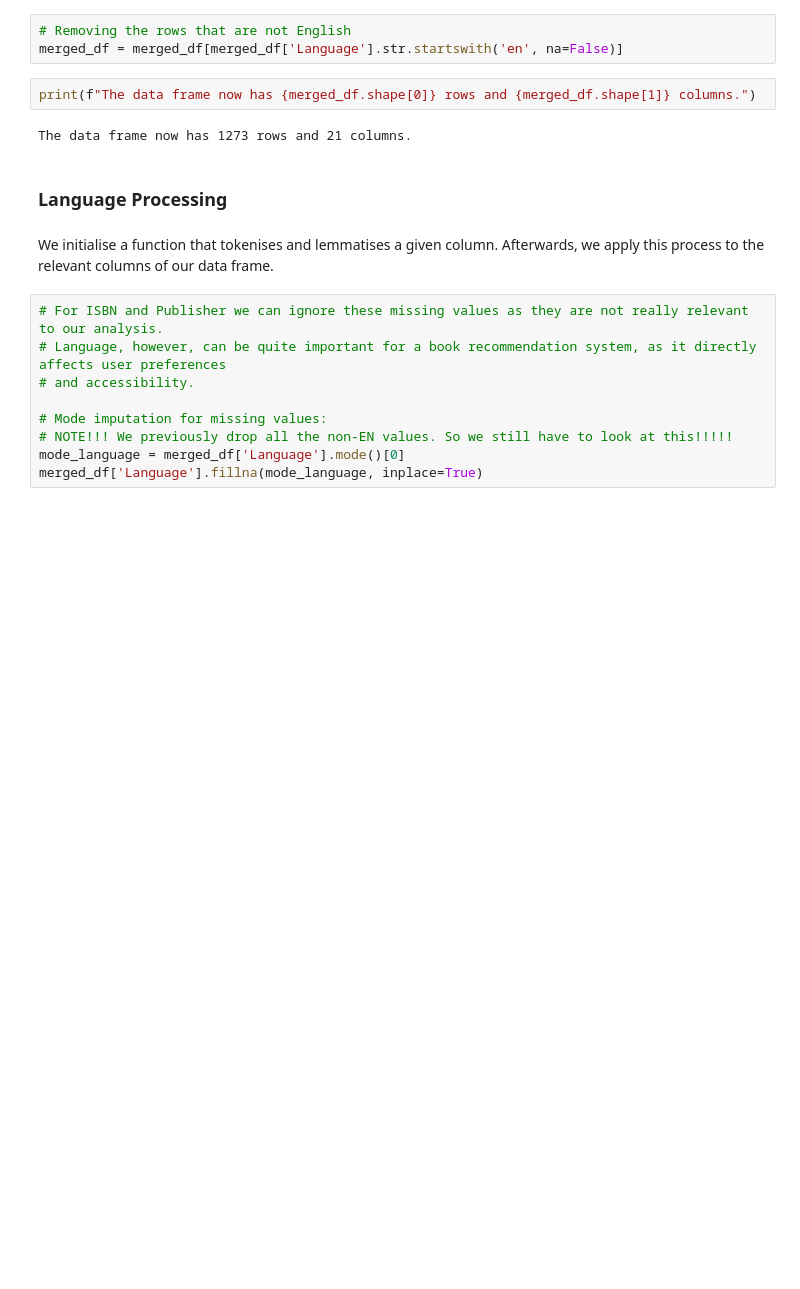
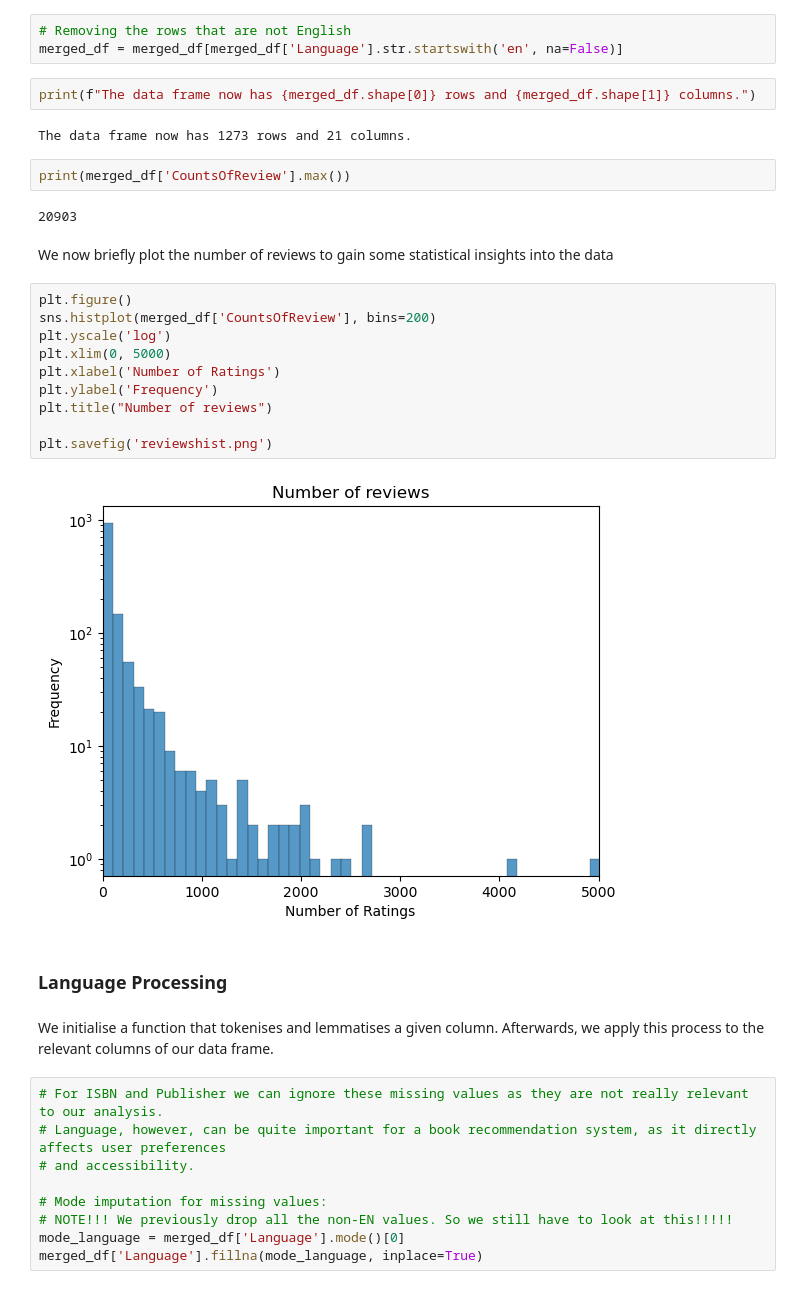
Before and after one commit to claricevanderpaardt/TM_Project, a Jupyter notebook: OrganisedCode.ipynb, the cells around one changed output. Saved outputs shown, nothing was run; the diff lists cells and outputs as text; blank space fills up the shorter version.

```diff
--- a/OrganisedCode.ipynb
+++ b/OrganisedCode.ipynb
@@ -208,6 +209,24 @@ merged_df = merged_df[merged_df['Language'].str.startswith('en', na=False)]
 print(f"The data frame now has {merged_df.shape[0]} rows and {merged_df.shape[1]} columns.")
 # %% [output]
 The data frame now has 1273 rows and 21 columns.
+# %%
+print(merged_df['CountsOfReview'].max())
+# %% [output]
+20903
+# %% [markdown]
+We now briefly plot the number of reviews to gain some statistical insights into the data
+# %%
+plt.figure()
+sns.histplot(merged_df['CountsOfReview'], bins=200)
+plt.yscale('log')
+plt.xlim(0, 5000)
+plt.xlabel('Number of Ratings')
+plt.ylabel('Frequency')
+plt.title("Number of reviews")
+
+plt.savefig('reviewshist.png')
+# %% [output]
+[figure, added]
 # %% [markdown]
 ### Language Processing
 # %% [markdown]
```
Also changed, not shown: parts of 18 cells of this notebook.
